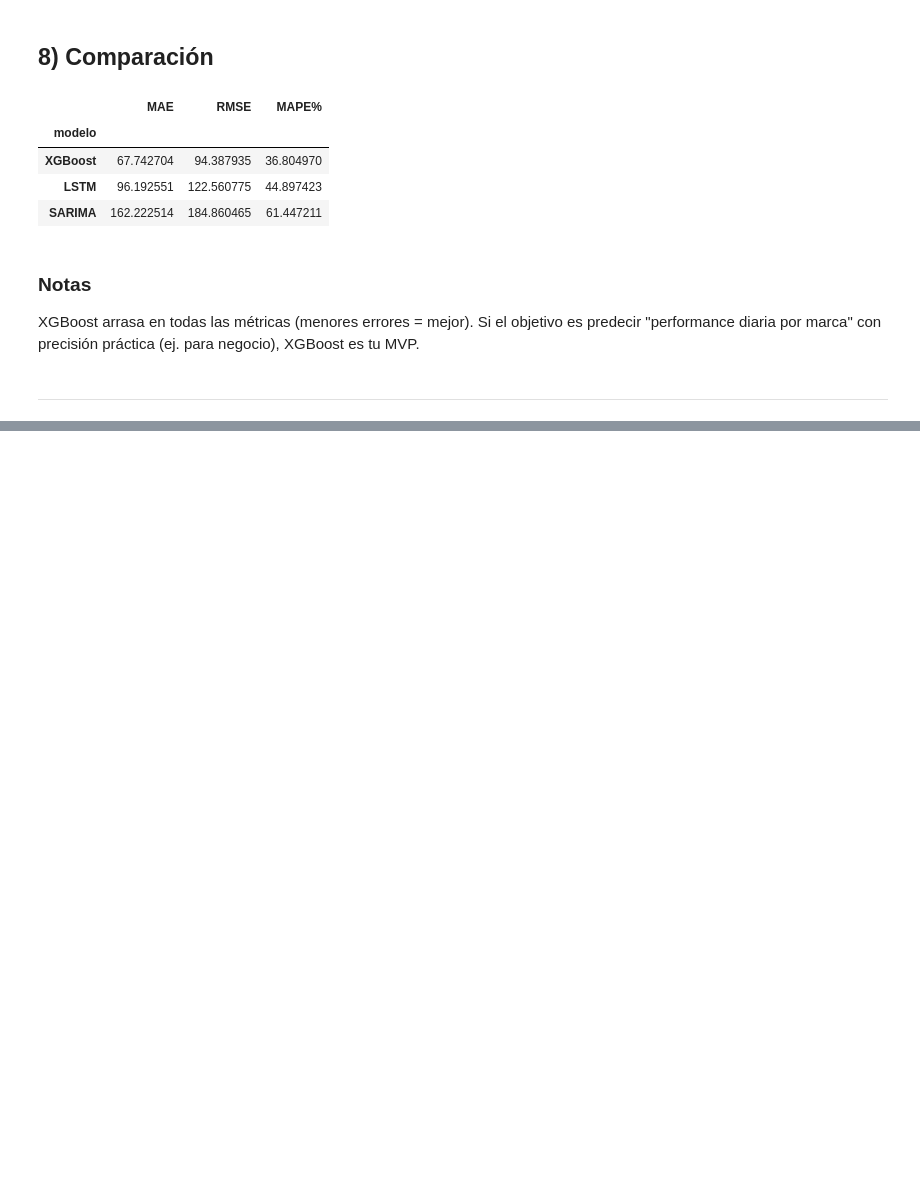
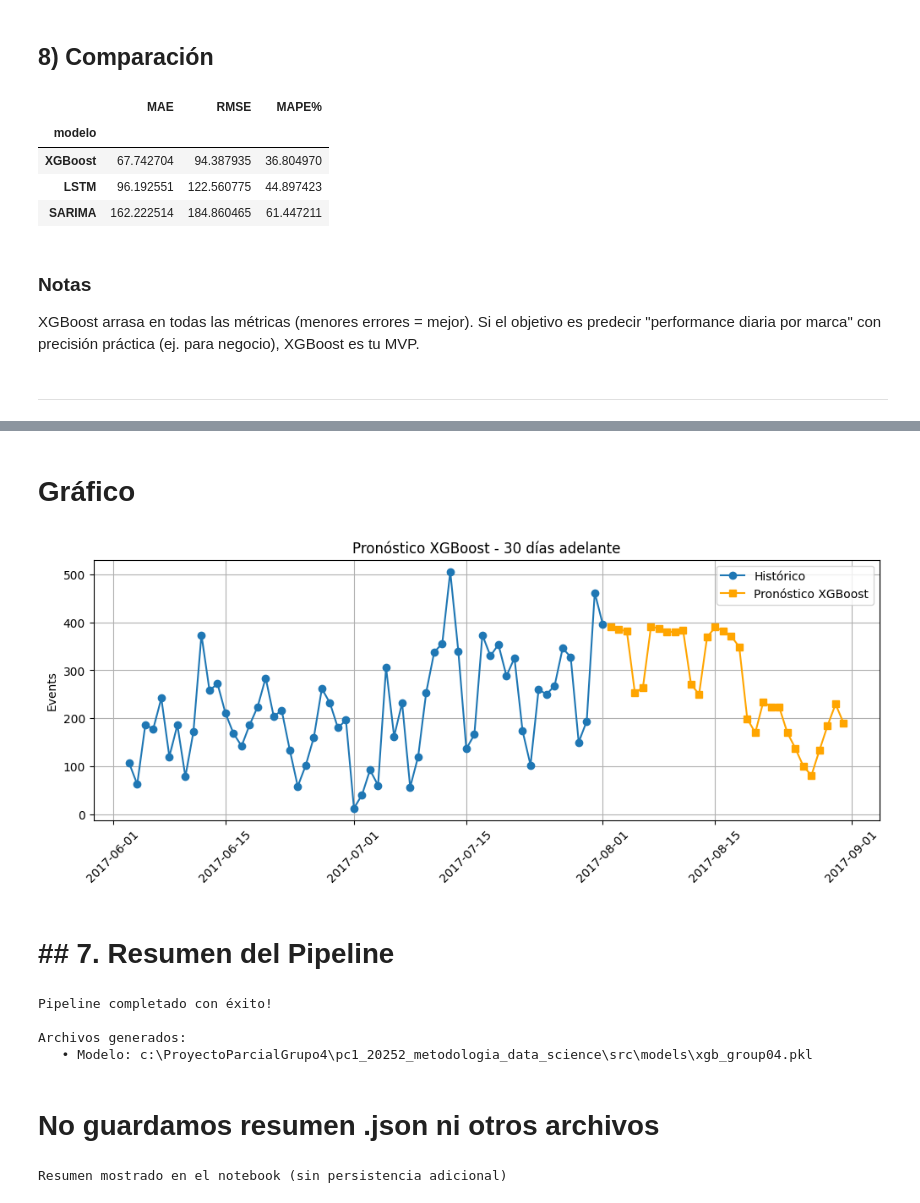
Before and after one commit to aladelca/pc1_20252_metodologia_data_science, a Jupyter notebook: notebooks/exp_serie_de_tiempo_group04v2.ipynb, the cells around one changed output, grey strips where cells are left out. Saved outputs shown, nothing was run; the diff lists cells and outputs as text; code cells hidden in the pictures; blank space fills up the shorter version.

Commit message:
prediction training , colab probando training y prediction

```diff
--- a/notebooks/exp_serie_de_tiempo_group04v2.ipynb
+++ b/notebooks/exp_serie_de_tiempo_group04v2.ipynb
@@ -376,0 +617,29 @@ XGBoost arrasa en todas las métricas (menores errores = mejor). Si el objetivo
+# %%
+# Extraer predicciones del stdout
+output_lines = result_predict.stdout.splitlines()
+preds_start = False
+dates, predictions = [], []
+
+for line in output_lines:
+    if "Predicción para los próximos" in line:
+        preds_start = True
+        continue
+    if "date" in line and "yhat_xgb" in line:
+        continue  # Saltar encabezado
+
+    if preds_start and line.strip():
+        # Formato esperado: "2017-08-02 00:00:00+00:00 389.970184"
+        # Dividir solo en el último espacio para separar fecha y predicción
+        parts = line.rsplit(maxsplit=1)
+        if len(parts) == 2:
+            try:
+                dates.append(pd.to_datetime(parts[0].strip()))
+                predictions.append(float(parts[1].strip()))
+            except (ValueError, pd.errors.ParserError):
+                continue  # Ignorar líneas que no se puedan parsear
+
+fc = pd.DataFrame({"date": dates, "yhat_xgb": predictions})
+fc.set_index('date', inplace=True)
+
+print(f"\nPredicción para los próximos {HORIZON} días:")
+display(fc)
@@ -376,0 +666,31 @@ XGBoost arrasa en todas las métricas (menores errores = mejor). Si el objetivo
+# %% [markdown]
+# Gráfico
+# %%
+plt.figure(figsize=(12, 4))
+plt.plot(daily_events.index[-60:], daily_events.values[-60:], label='Histórico', marker='o')
+plt.plot(fc.index, fc['yhat_xgb'], label='Pronóstico XGBoost', marker='s', color='orange')
+plt.title("Pronóstico XGBoost - 30 días adelante")
+plt.legend()
+plt.grid(True)
+plt.xticks(rotation=45)
+plt.ylabel("Events")
+plt.show()
+# %% [output]
+[figure, added]
+# %% [markdown]
+# ## 7. Resumen del Pipeline
+# %%
+print("Pipeline completado con éxito!")
+print("\nArchivos generados:")
+print(f"   • Modelo: {MODEL_DIR / MODEL_NAME}")
+# %% [output]
+Pipeline completado con éxito!
+
+Archivos generados:
+   • Modelo: c:\ProyectoParcialGrupo4\pc1_20252_metodologia_data_science\src\models\xgb_group04.pkl
+# %% [markdown]
+# No guardamos resumen .json ni otros archivos
+# %%
+print("\nResumen mostrado en el notebook (sin persistencia adicional)")
+# %% [output]
+Resumen mostrado en el notebook (sin persistencia adicional)
```
Also changed, not shown: parts of 13 cells of this notebook, 3 other files.
